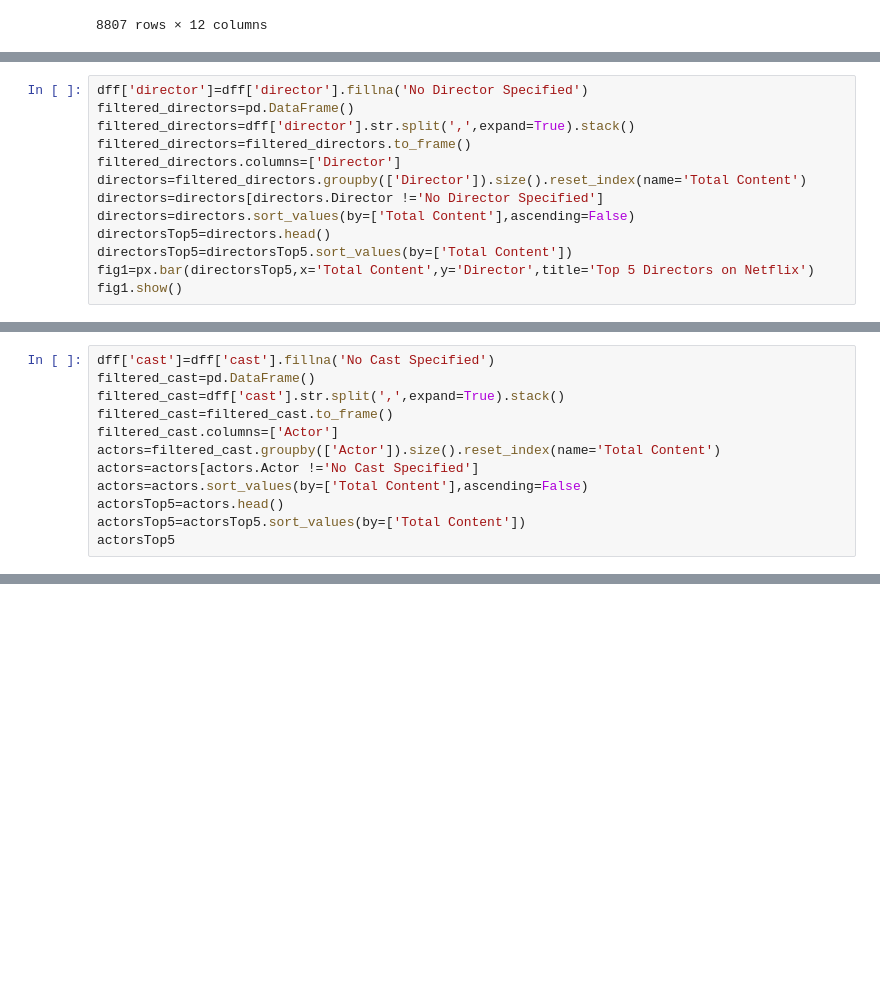
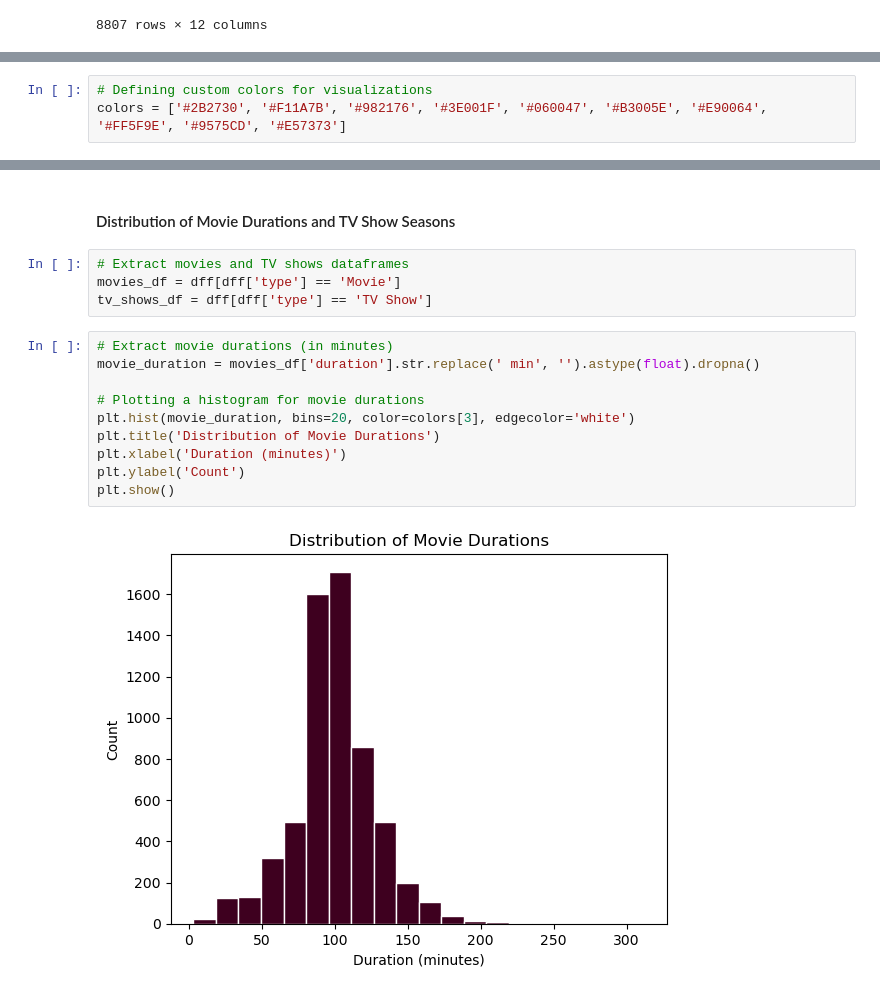
Before and after one commit to Kushal997-das/Project-Guidance, a Jupyter notebook: Machine Learning and Data Science/Basic/EDA on Netflix Data/EDAonNETFLIX (1).ipynb, the cells around one changed output, grey strips where cells are left out. Saved outputs shown, nothing was run; the diff lists cells and outputs as text; blank space fills up the shorter version.

Commit message:
Updated EDAonNETFLIX (1).ipynb
Have done in-depth analysis on the Netflix data and also improved the existing code.

```diff
--- a/Machine Learning and Data Science/Basic/EDA on Netflix Data/EDAonNETFLIX (1).ipynb
+++ b/Machine Learning and Data Science/Basic/EDA on Netflix Data/EDAonNETFLIX (1).ipynb
@@ -59,0 +94,3 @@ z
+# %%
+# Defining custom colors for visualizations
+colors = ['#2B2730', '#F11A7B', '#982176', '#3E001F', '#060047', '#B3005E', '#E90064', '#FF5F9E', '#9575CD', '#E57373']
@@ -91,13 +202,0 @@ fig1.show()
-# %%
-dff['director']=dff['director'].fillna('No Director Specified')
-filtered_directors=pd.DataFrame()
-filtered_directors=dff['director'].str.split(',',expand=True).stack()
-filtered_directors=filtered_directors.to_frame()
-filtered_directors.columns=['Director']
-directors=filtered_directors.groupby(['Director']).size().reset_index(name='Total Content')
-directors=directors[directors.Director !='No Director Specified']
-directors=directors.sort_values(by=['Total Content'],ascending=False)
-directorsTop5=directors.head()
-directorsTop5=directorsTop5.sort_values(by=['Total Content'])
-fig1=px.bar(directorsTop5,x='Total Content',y='Director',title='Top 5 Directors on Netflix')
-fig1.show()
@@ -106,12 +202,0 @@ fig1.show()
-# %%
-dff['cast']=dff['cast'].fillna('No Cast Specified')
-filtered_cast=pd.DataFrame()
-filtered_cast=dff['cast'].str.split(',',expand=True).stack()
-filtered_cast=filtered_cast.to_frame()
-filtered_cast.columns=['Actor']
-actors=filtered_cast.groupby(['Actor']).size().reset_index(name='Total Content')
-actors=actors[actors.Actor !='No Cast Specified']
-actors=actors.sort_values(by=['Total Content'],ascending=False)
-actorsTop5=actors.head()
-actorsTop5=actorsTop5.sort_values(by=['Total Content'])
-actorsTop5
@@ -157,0 +203,18 @@ fig3.show()
+# %% [markdown]
+#### Distribution of Movie Durations and TV Show Seasons
+# %%
+# Extract movies and TV shows dataframes
+movies_df = dff[dff['type'] == 'Movie']
+tv_shows_df = dff[dff['type'] == 'TV Show']
+# %%
+# Extract movie durations (in minutes)
+movie_duration = movies_df['duration'].str.replace(' min', '').astype(float).dropna()
+
+# Plotting a histogram for movie durations
+plt.hist(movie_duration, bins=20, color=colors[3], edgecolor='white')
+plt.title('Distribution of Movie Durations')
+plt.xlabel('Duration (minutes)')
+plt.ylabel('Count')
+plt.show()
+# %% [output]
+[figure, added]
```
Also changed, not shown: parts of 37 cells of this notebook.
